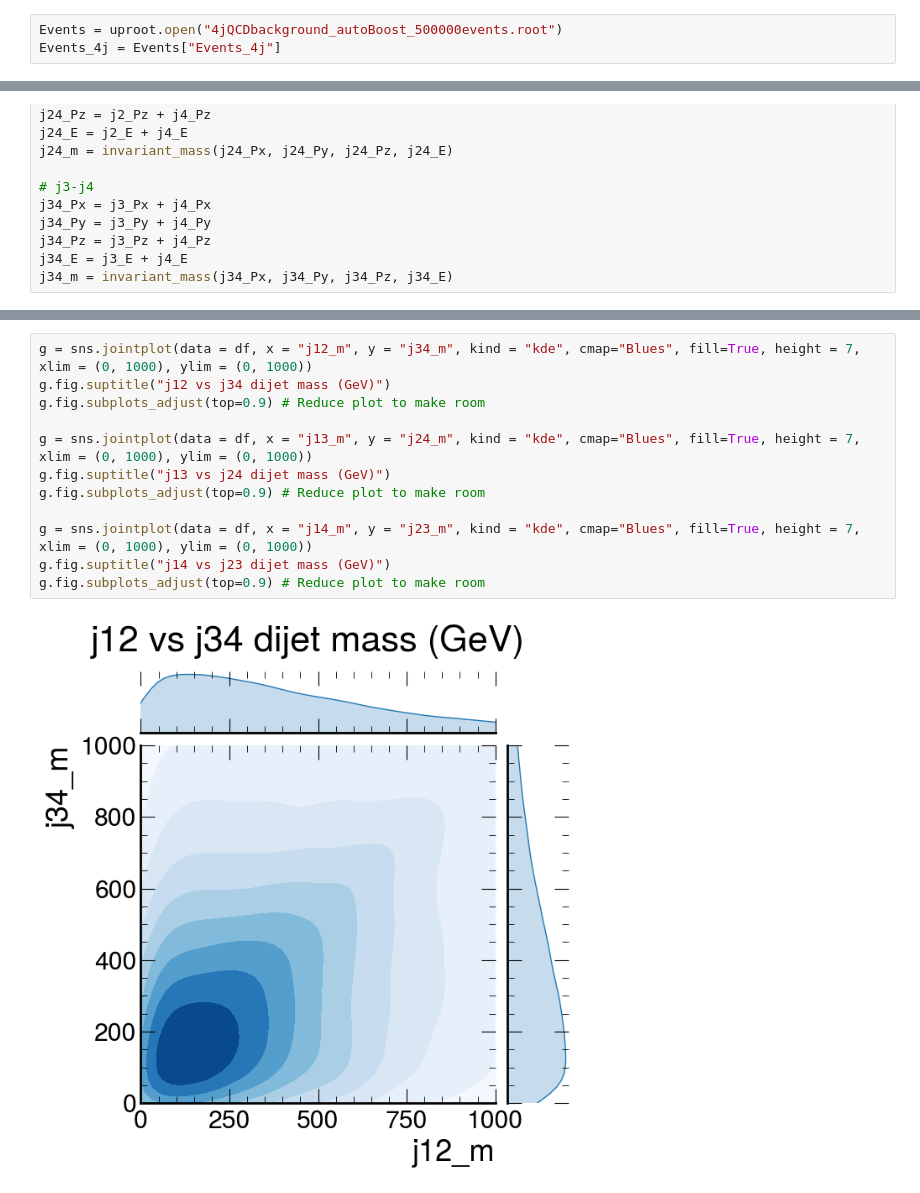
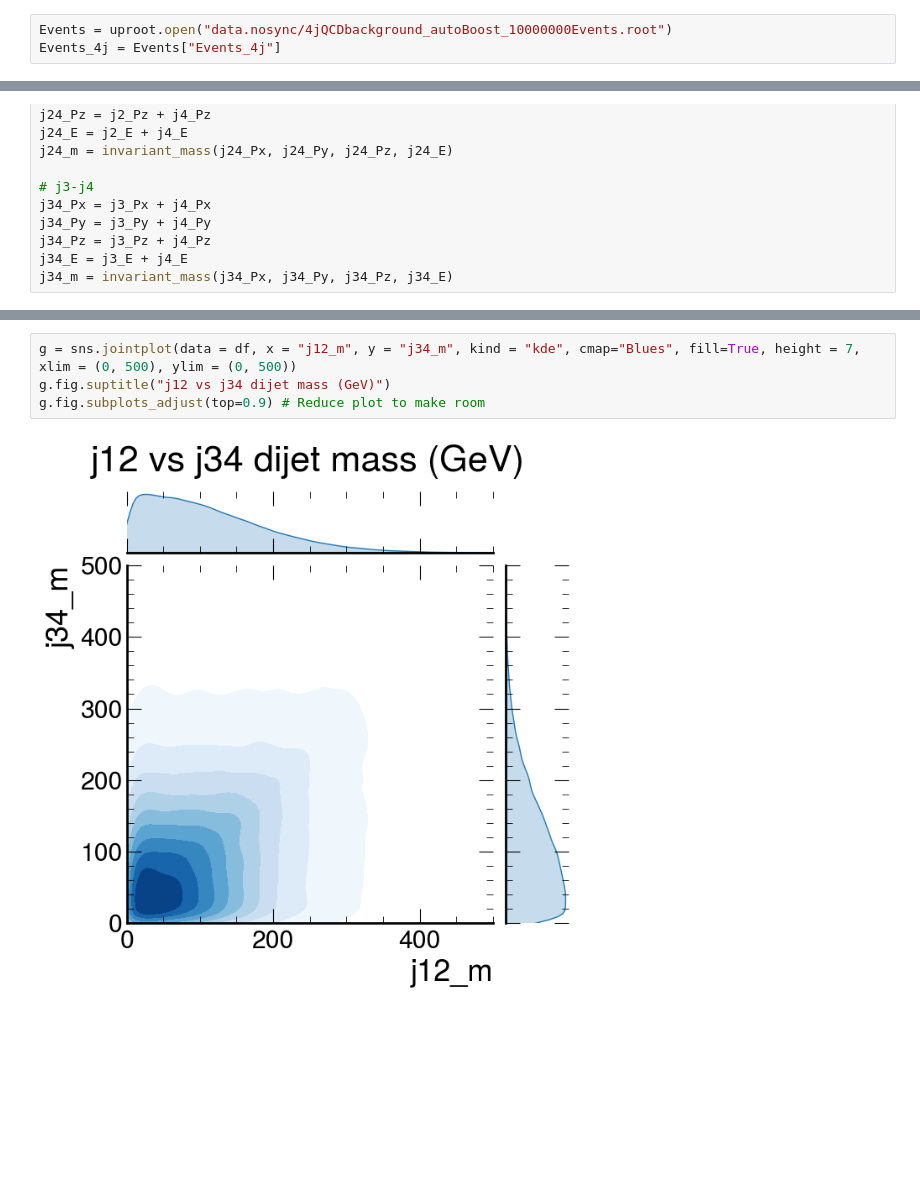
Before and after one commit to javivilladamigo/parametric-4j-QCD_background, a Jupyter notebook: analysis.ipynb, the cells around one changed output, grey strips where cells are left out. Drawn from its saved outputs; the diff is of its cells as text; blank space fills up the shorter version.

Commit message:
added more data to analyze

```diff
--- a/analysis.ipynb
+++ b/analysis.ipynb
@@ -9,7 +9,7 @@ import mplhep as hep
 plt.style.use([hep.style.CMS])
 import seaborn as sns
 # %%
-Events = uproot.open("4jQCDbackground_autoBoost_500000events.root")
+Events = uproot.open("data.nosync/4jQCDbackground_autoBoost_10000000Events.root")
 Events_4j = Events["Events_4j"]
 # %%
 # pt
@@ -148,14 +161,6 @@ g = sns.jointplot(data = df, x = "j24_m", y = "j13_m", kind = "scatter", height
 # %%
-g = sns.jointplot(data = df, x = "j12_m", y = "j34_m", kind = "kde", cmap="Blues", fill=True, height = 7, xlim = (0, 1000), ylim = (0, 1000))
+g = sns.jointplot(data = df, x = "j12_m", y = "j34_m", kind = "kde", cmap="Blues", fill=True, height = 7, xlim = (0, 500), ylim = (0, 500))
 g.fig.suptitle("j12 vs j34 dijet mass (GeV)")
 g.fig.subplots_adjust(top=0.9) # Reduce plot to make room
-
-g = sns.jointplot(data = df, x = "j13_m", y = "j24_m", kind = "kde", cmap="Blues", fill=True, height = 7, xlim = (0, 1000), ylim = (0, 1000))
-g.fig.suptitle("j13 vs j24 dijet mass (GeV)")
-g.fig.subplots_adjust(top=0.9) # Reduce plot to make room
-
-g = sns.jointplot(data = df, x = "j14_m", y = "j23_m", kind = "kde", cmap="Blues", fill=True, height = 7, xlim = (0, 1000), ylim = (0, 1000))
-g.fig.suptitle("j14 vs j23 dijet mass (GeV)")
-g.fig.subplots_adjust(top=0.9) # Reduce plot to make room
 # %% [output]
-[figure, old version]
+[figure, new version]
```
Also changed, not shown: parts of 4 cells of this notebook.
